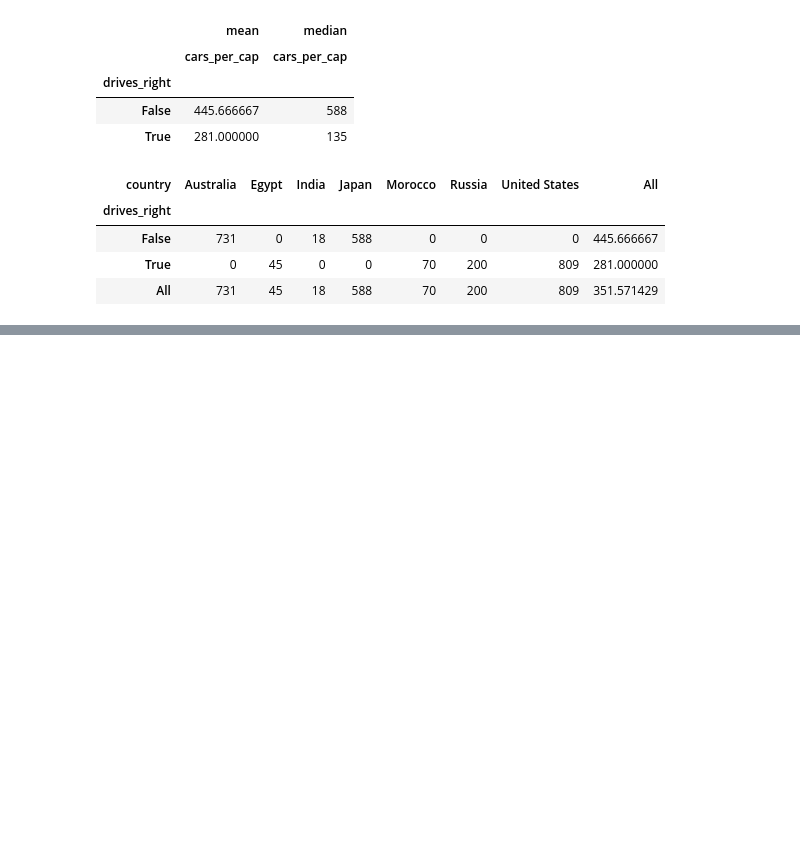
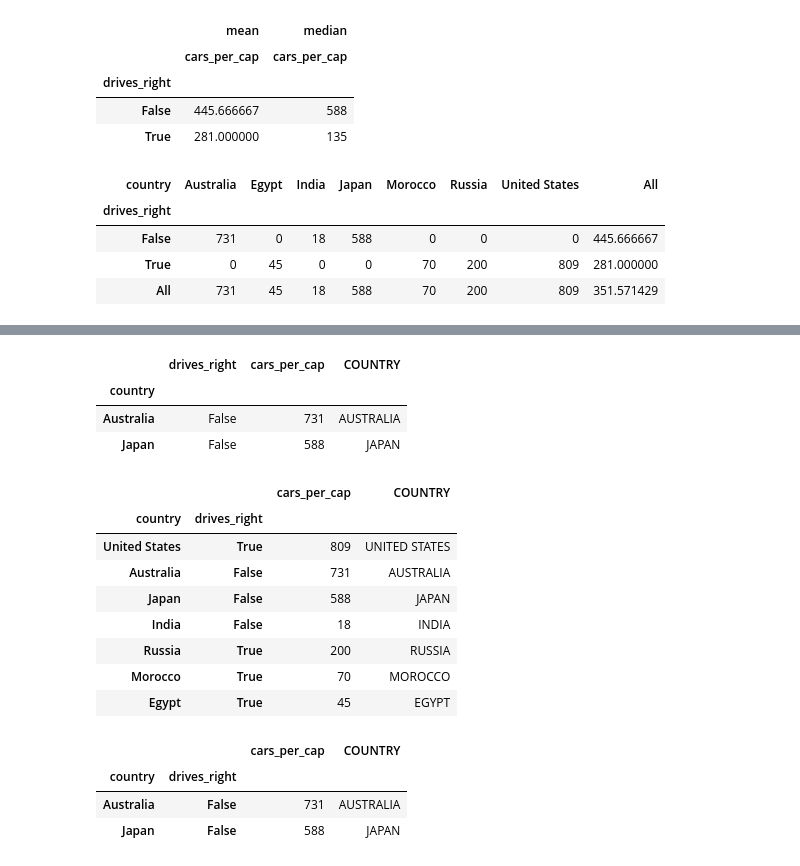
Before and after one commit to JeffBucker/DatacampDataAnalystTrack, a Jupyter notebook: 3. Data Manipulation with Pandas.ipynb, the cells around one changed output, grey strips where cells are left out. Saved outputs shown, nothing was run; the diff lists cells and outputs as text; code cells hidden in the pictures; blank space fills up the shorter version.

```diff
--- a/3. Data Manipulation with Pandas.ipynb
+++ b/3. Data Manipulation with Pandas.ipynb
@@ -230,0 +256,30 @@ cars.pivot_table(values="cars_per_cap", index="drives_right", columns="country",
+# %%
+# Indexes make subsetting simpler
+cars_ind.loc[["Australia","Japan"]]   # example with loc
+# %% [output]
+|  | drives_right | cars_per_cap | COUNTRY |
+| country |  |  |  |
+| Australia | False | 731 | AUSTRALIA |
+| Japan | False | 588 | JAPAN |
+# %%
+# Multi-level indexes
+cars_ind2 = cars.set_index(["country","drives_right"])   # note the []
+cars_ind2
+# %% [output]
+|  |  | cars_per_cap | COUNTRY |
+| country | drives_right |  |  |
+| United States | True | 809 | UNITED STATES |
+| Australia | False | 731 | AUSTRALIA |
+| Japan | False | 588 | JAPAN |
+| India | False | 18 | INDIA |
+| Russia | True | 200 | RUSSIA |
+| Morocco | True | 70 | MOROCCO |
+| Egypt | True | 45 | EGYPT |
+# %%
+# Subset inner levels with a list of tuples
+cars_ind2.loc[[("Australia", False), ("Japan", False)]]
+# %% [output]
+|  |  | cars_per_cap | COUNTRY |
+| country | drives_right |  |  |
+| Australia | False | 731 | AUSTRALIA |
+| Japan | False | 588 | JAPAN |
```
Also changed, not shown: parts of 4 cells of this notebook.
